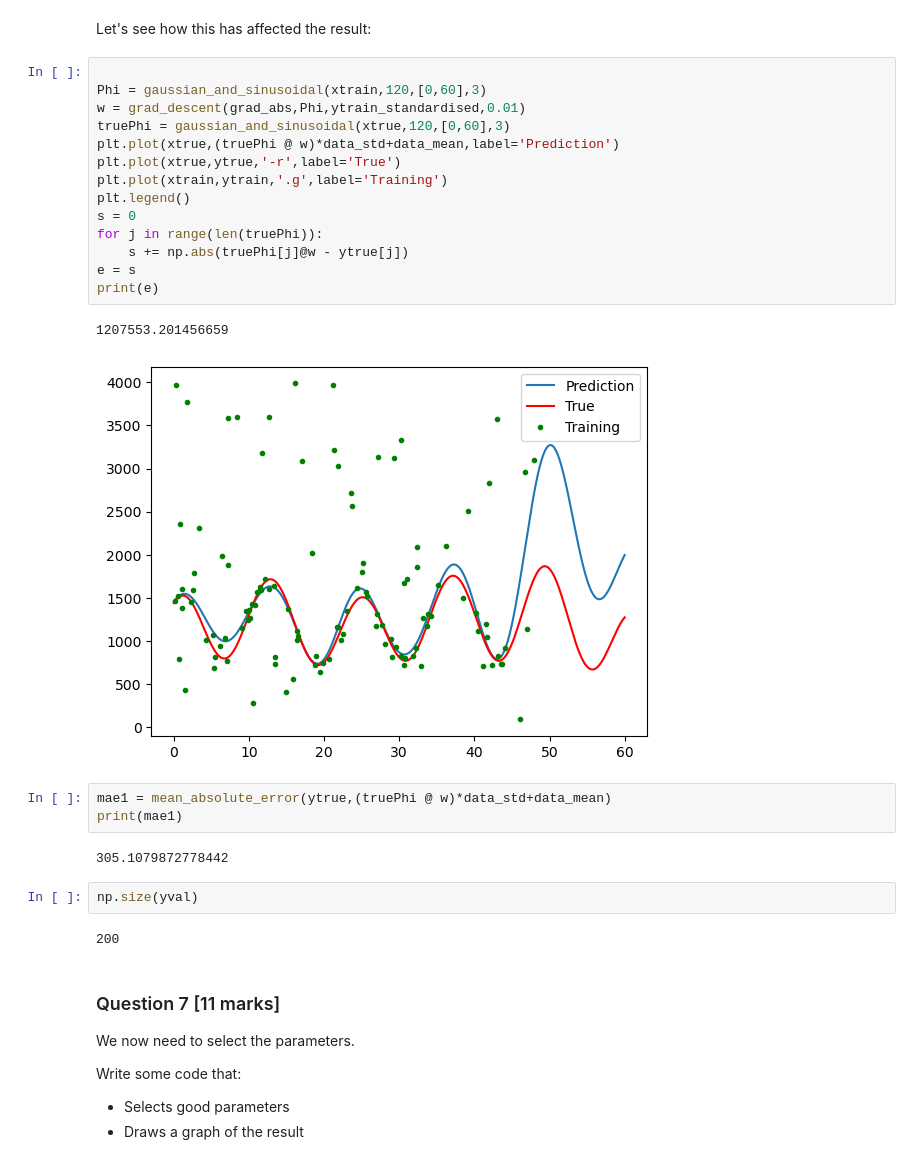
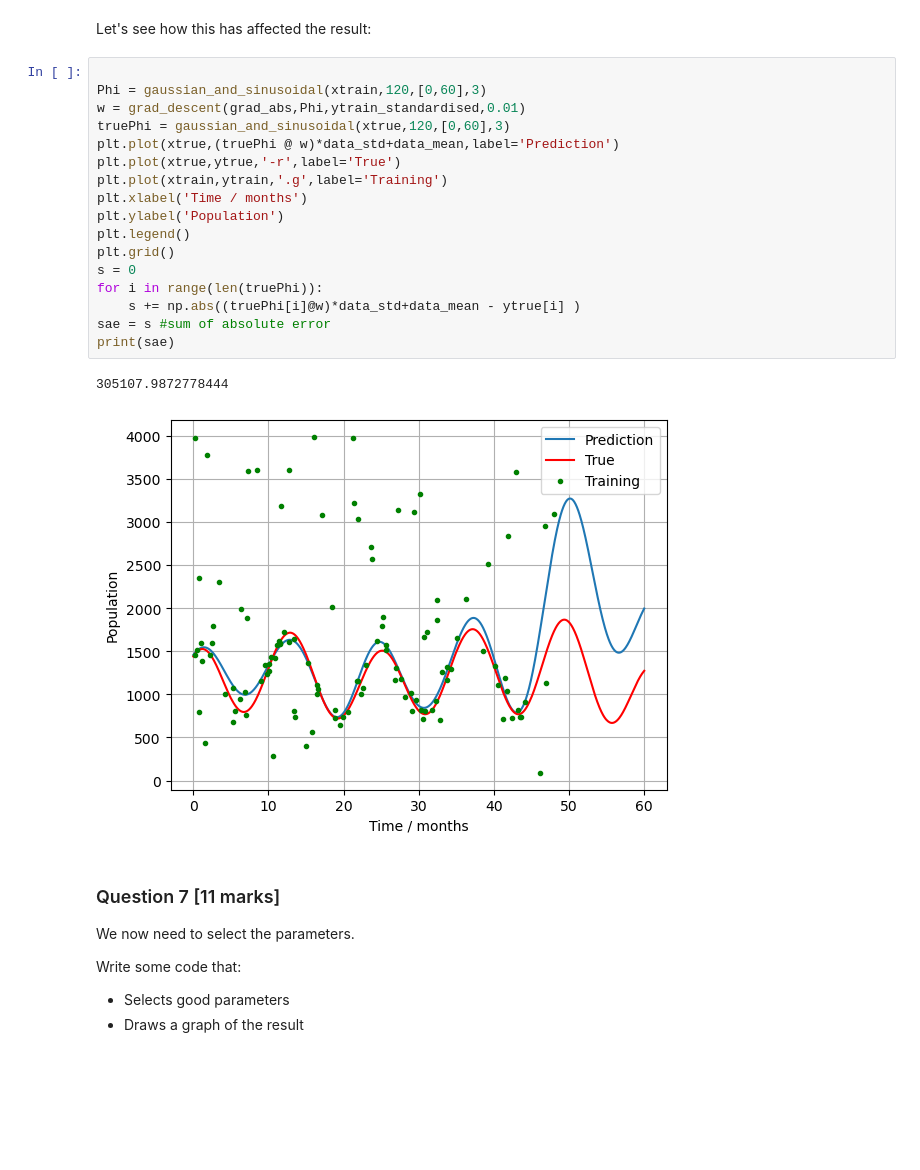
Before and after one commit to adhirajbane13/Uni_Sheffield_Module_Work, a Jupyter notebook: ML-and-AI/Assignment/assignment_ACS23AB.ipynb, the cells around one changed output. Saved outputs shown, nothing was run; the diff lists cells and outputs as text; blank space fills up the shorter version.

```diff
--- a/ML-and-AI/Assignment/assignment_ACS23AB.ipynb
+++ b/ML-and-AI/Assignment/assignment_ACS23AB.ipynb
@@ -295,29 +299,23 @@ Let's see how this has affected the result:
 # %%
 
 Phi = gaussian_and_sinusoidal(xtrain,120,[0,60],3)
 w = grad_descent(grad_abs,Phi,ytrain_standardised,0.01)
 truePhi = gaussian_and_sinusoidal(xtrue,120,[0,60],3)
 plt.plot(xtrue,(truePhi @ w)*data_std+data_mean,label='Prediction')
 plt.plot(xtrue,ytrue,'-r',label='True')
 plt.plot(xtrain,ytrain,'.g',label='Training')
+plt.xlabel('Time / months')
+plt.ylabel('Population')
 plt.legend()
+plt.grid()
 s = 0
-for j in range(len(truePhi)):
-    s += np.abs(truePhi[j]@w - ytrue[j])
-e = s
-print(e)
+for i in range(len(truePhi)):
+    s += np.abs((truePhi[i]@w)*data_std+data_mean - ytrue[i] )
+sae = s #sum of absolute error
+print(sae)
 # %% [output]
-1207553.201456659
+305107.9872778444
-[figure, old version]
+[figure, new version]
-# %%
-mae1 = mean_absolute_error(ytrue,(truePhi @ w)*data_std+data_mean)
-print(mae1)
-# %% [output]
-305.1079872778442
-# %%
-np.size(yval)
-# %% [output]
-200
 # %% [markdown]
 ### Question 7 [11 marks]
 
```
Also changed, not shown: parts of 7 cells of this notebook, 2 other files.
